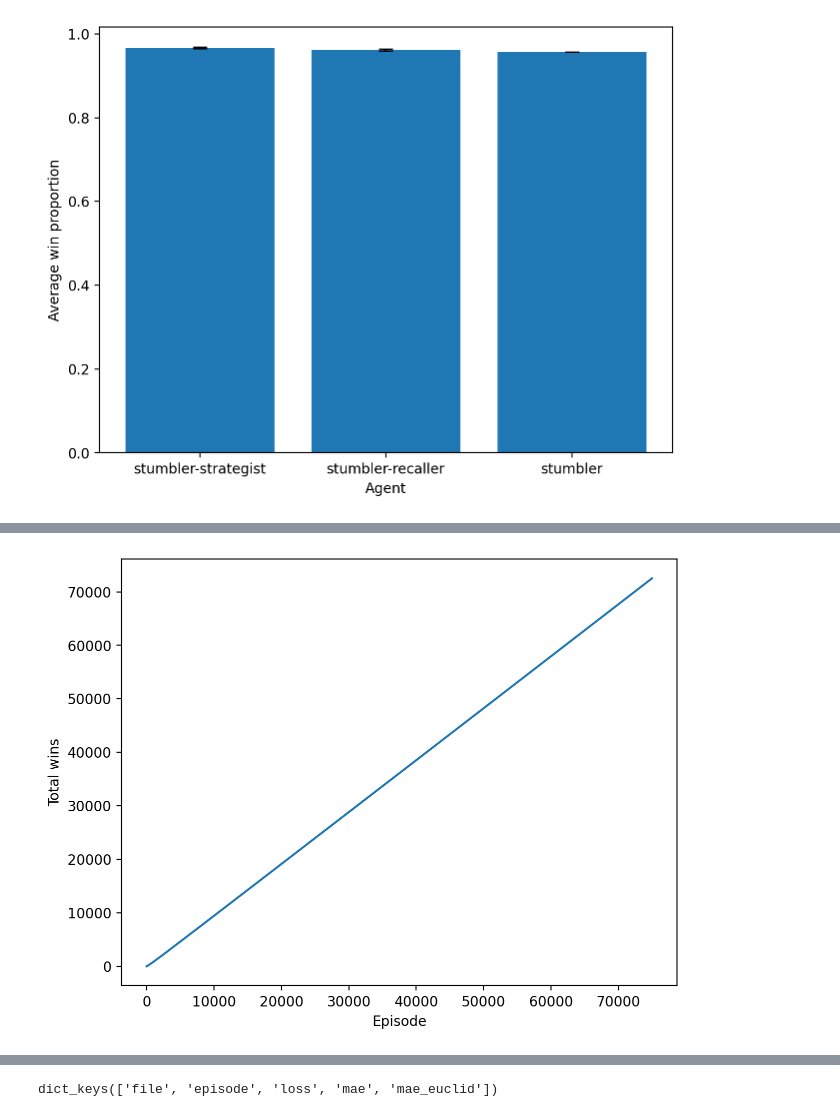
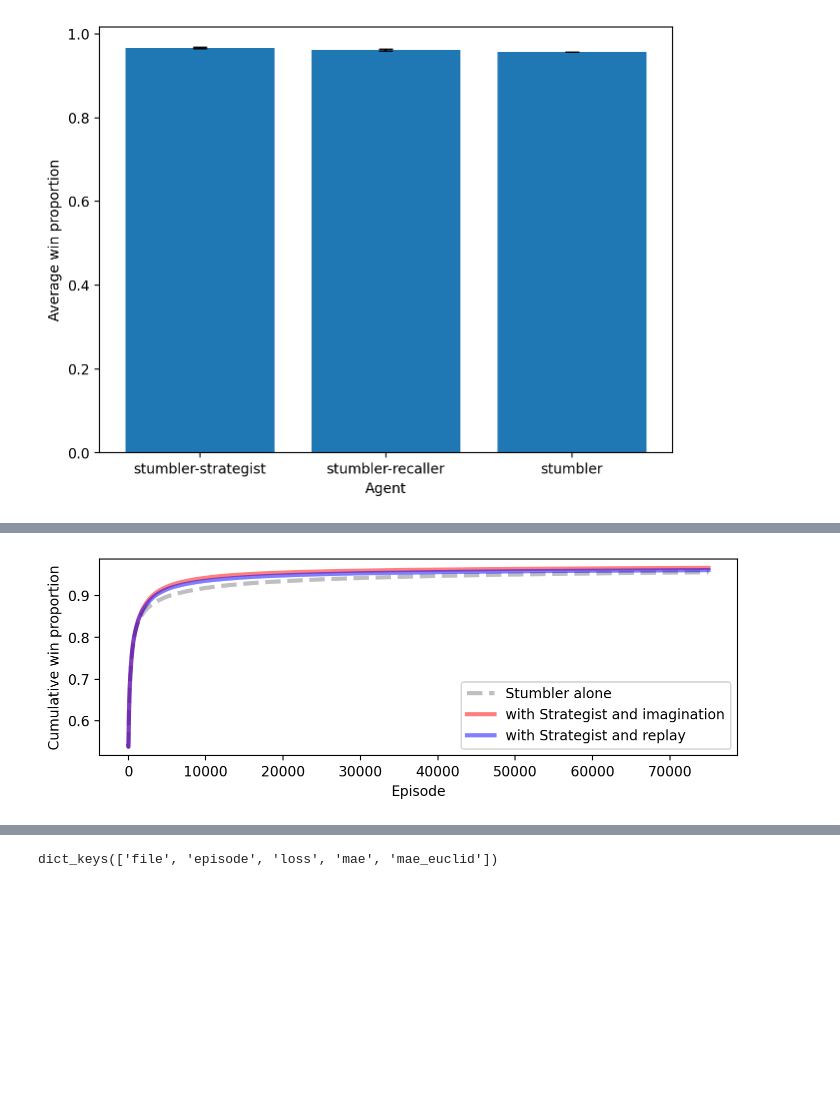
Before and after one commit to CoAxLab/azad-next-move, a Jupyter notebook: notebooks/wythoff_exp13_14.ipynb, the cells around one changed output, grey strips where cells are left out. Saved outputs shown, nothing was run; the diff lists cells and outputs as text; code cells hidden in the pictures; blank space fills up the shorter version.

```diff
--- a/notebooks/wythoff_exp13_14.ipynb
+++ b/notebooks/wythoff_exp13_14.ipynb
@@ -403,12 +420,11 @@ _ = plt.xticks(range(3), labels = ["stumbler-strategist", "stumbler-recaller", "
-# %%
-plt.figure()
-plt.plot(episode_14, exp_14_avg)
-
-_ = plt.tight_layout()
-# _ = plt.legend()
-_ = plt.xlabel("Episode")
-_ = plt.ylabel("Total wins")
-# _ = plt.xlim(400,600)
-# _ = plt.ylim(0,1000)
-# %% [output]
-[figure, removed]
+# %%
+plt.figure(figsize=(7, 2.5))
+_ = plt.plot(episode_13, exp_13_avg / episode_13, linestyle="--", color='grey', alpha=.5, linewidth=3, label="Stumbler alone")
+_ = plt.plot(episode_14, exp_14_avg / episode_14, color='red', alpha=.5, linewidth=3, label="with Strategist and imagination")
+_ = plt.plot(episode_14_replay, exp_14_replay_avg / episode_14_replay, color='blue', alpha=.5, linewidth=3, label="with Strategist and replay")
+_ = plt.tight_layout()
+_ = plt.legend()
+_ = plt.xlabel("Episode")
+_ = plt.ylabel("Cumulative win proportion")
+# %% [output]
+[figure, added]
```
Also changed, not shown: parts of 7 cells of this notebook, 2 other files.
